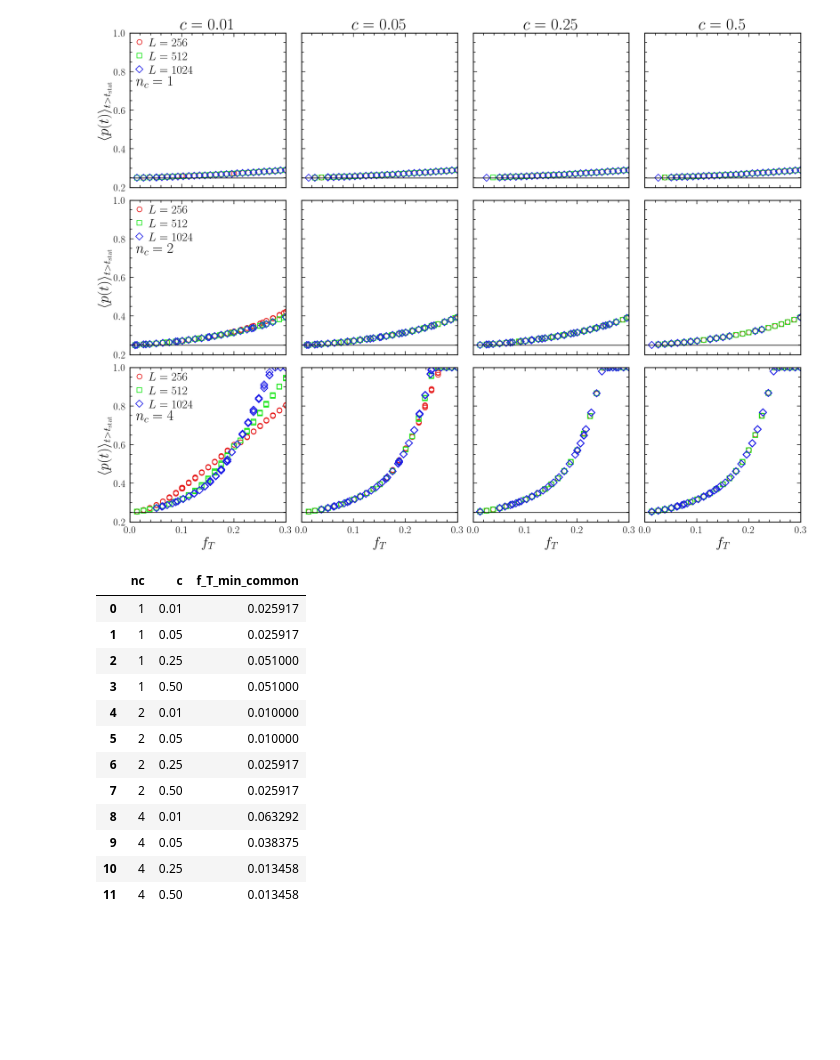
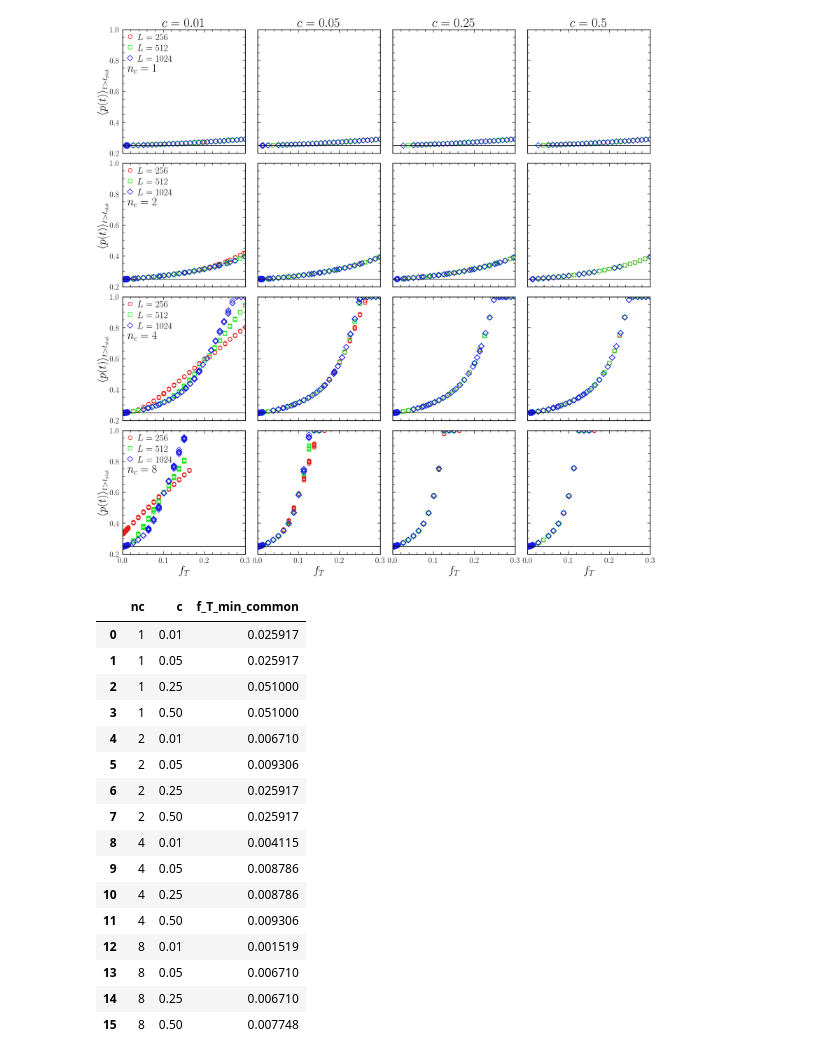
Before and after one commit to JuniorAlencar/self_organization_percolation, a Jupyter notebook: jupyter/parameters_analysis.ipynb, the cells around one changed output. Saved outputs shown, nothing was run; the diff lists cells and outputs as text; code cells hidden in the pictures; blank space fills up the shorter version.

```diff
--- a/jupyter/parameters_analysis.ipynb
+++ b/jupyter/parameters_analysis.ipynb
@@ -40,7 +40,8 @@ df
 # %%
+#L_lst = [256, 512, 1024]
 L_lst = [256, 512, 1024]
 c_lst = [0.01, 0.05, 0.25, 0.50]
-nc_lst = [1, 2, 4]
+nc_lst = [1, 2, 4, 8]
 p0 = 0.6
 P0 = 0.1
 
@@ -61,41 +62,41 @@ ms = 12
 
 for idx_nc, nc in enumerate(nc_lst):
     for idx_c, c in enumerate(c_lst):
         for idx, L in enumerate(L_lst):
             ax = axes[idx_nc, idx_c]
             df_b = df[(df['nc']==nc) & (df['L']==L) & (df['c']==c) & (df['type_perc']=='bond') & (df['p0']==p0) & (df['P0']==P0)].sort_values('f_T')
             f_t = df_b['f_T']
             pmean = df_b['p_mean']
             ax.plot(f_t, pmean, marker=markers[idx],ms=ms, mew = mew, ls='None', label=f'$L={L}$')
             ax.axhline(pc, color='k', ls='solid')
 
         if(idx_c==0):
             ax.text(0.04, 0.66, f'$n_c = {nc}$', transform=ax.transAxes , fontsize=fs_l_fig)
             ax.set_ylabel(r'$\langle p(t) \rangle_{t>t_\mathrm{stat}}$', fontsize=labels_size)
             ax.legend(fontsize=fs_legend,loc='upper left', frameon=False)
         if idx_nc==0:
             ax.set_title(f'$c={c}$', fontsize=fs_title)
         if(idx_nc==len(nc_lst)-1):
 
             ax.set_xlim(0, 0.5)
             ax.set_ylim(0.2, 1.0)
             ax.set_xlabel(r'$f_T$', fontsize=labels_size)
         ax.tick_params(axis='both', which='major', labelsize=tick_label_size, pad=10)
         ax.tick_params(axis='both', which='minor', labelsize=tick_label_size, pad=10)
         ax.tick_params(axis='x', which='minor', pad=6)
         ax.tick_params(axis='y', which='minor', pad=6)
         ax.set_xlim(0, 0.3)
 #plt.savefig(f"{results}/p_mean_vs_f_T.png", dpi=300)
 plt.show()
 # %% [output]
-[figure, old version]
+[figure, new version]
 # %%
 import numpy as np
 import pandas as pd
 
 L_lst = [256, 512, 1024]
 c_lst = [0.01, 0.05, 0.25, 0.50]
-nc_lst = [1, 2, 4]
+nc_lst = [1, 2, 4, 8]
 p0 = 0.6
 P0 = 0.1
 
@@ -133,14 +134,18 @@ df_min_common
 | 1 | 1 | 0.05 | 0.025917 |
 | 2 | 1 | 0.25 | 0.051000 |
 | 3 | 1 | 0.50 | 0.051000 |
-| 4 | 2 | 0.01 | 0.010000 |
-| 5 | 2 | 0.05 | 0.010000 |
+| 4 | 2 | 0.01 | 0.006710 |
+| 5 | 2 | 0.05 | 0.009306 |
 | 6 | 2 | 0.25 | 0.025917 |
 | 7 | 2 | 0.50 | 0.025917 |
-| 8 | 4 | 0.01 | 0.063292 |
-| 9 | 4 | 0.05 | 0.038375 |
-| 10 | 4 | 0.25 | 0.013458 |
-| 11 | 4 | 0.50 | 0.013458 |
+| 8 | 4 | 0.01 | 0.004115 |
+| 9 | 4 | 0.05 | 0.008786 |
+| 10 | 4 | 0.25 | 0.008786 |
+| 11 | 4 | 0.50 | 0.009306 |
+| 12 | 8 | 0.01 | 0.001519 |
+| 13 | 8 | 0.05 | 0.006710 |
+| 14 | 8 | 0.25 | 0.006710 |
+| 15 | 8 | 0.50 | 0.007748 |
 # %%
 L_lst = [256, 512, 1024]
 c_lst = [0.01, 0.05, 0.25, 0.50]
```
Also changed, not shown: parts of 5 cells of this notebook, 1 other file.
